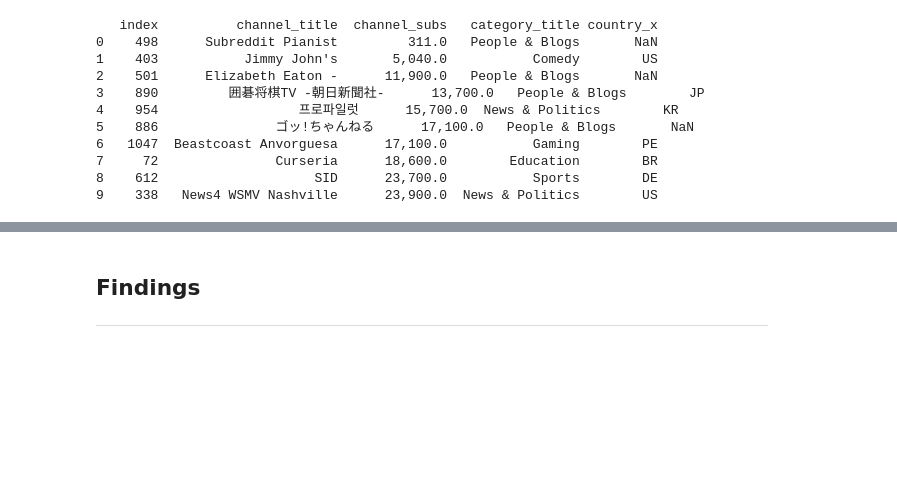
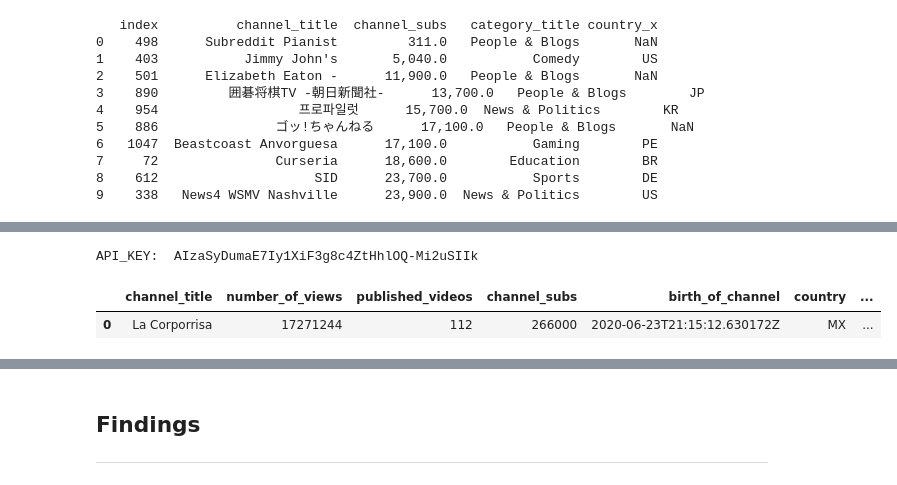
Before and after one commit to germarr/youtube_research, a Jupyter notebook: research_V1.ipynb, the cells around one changed output, grey strips where cells are left out. Cells and saved outputs as stored; diff of their text form; code cells hidden in the pictures; blank space fills up the shorter version.

```diff
--- a/research_V1.ipynb
+++ b/research_V1.ipynb
@@ -484,0 +497,7 @@ print(df380.loc[(df380.category_title != "Music") & (df380.category_title != "En
+# %%
+df81= cf.get_channel_data(url= "https://www.youtube.com/watch?v=8-vwewHMHhc", channel_id=None)
+df81
+# %% [output]
+API_KEY:  AIzaSyDumaE7Iy1XiF3g8c4ZtHhlOQ-Mi2uSIIk
+|  | channel_title | number_of_views | published_videos | channel_subs | birth_of_channel | country | ... |
+| 0 | La Corporrisa | 17271244 | 112 | 266000 | 2020-06-23T21:15:12.630172Z | MX | ... |
```
Also changed, not shown: parts of 26 cells of this notebook.
